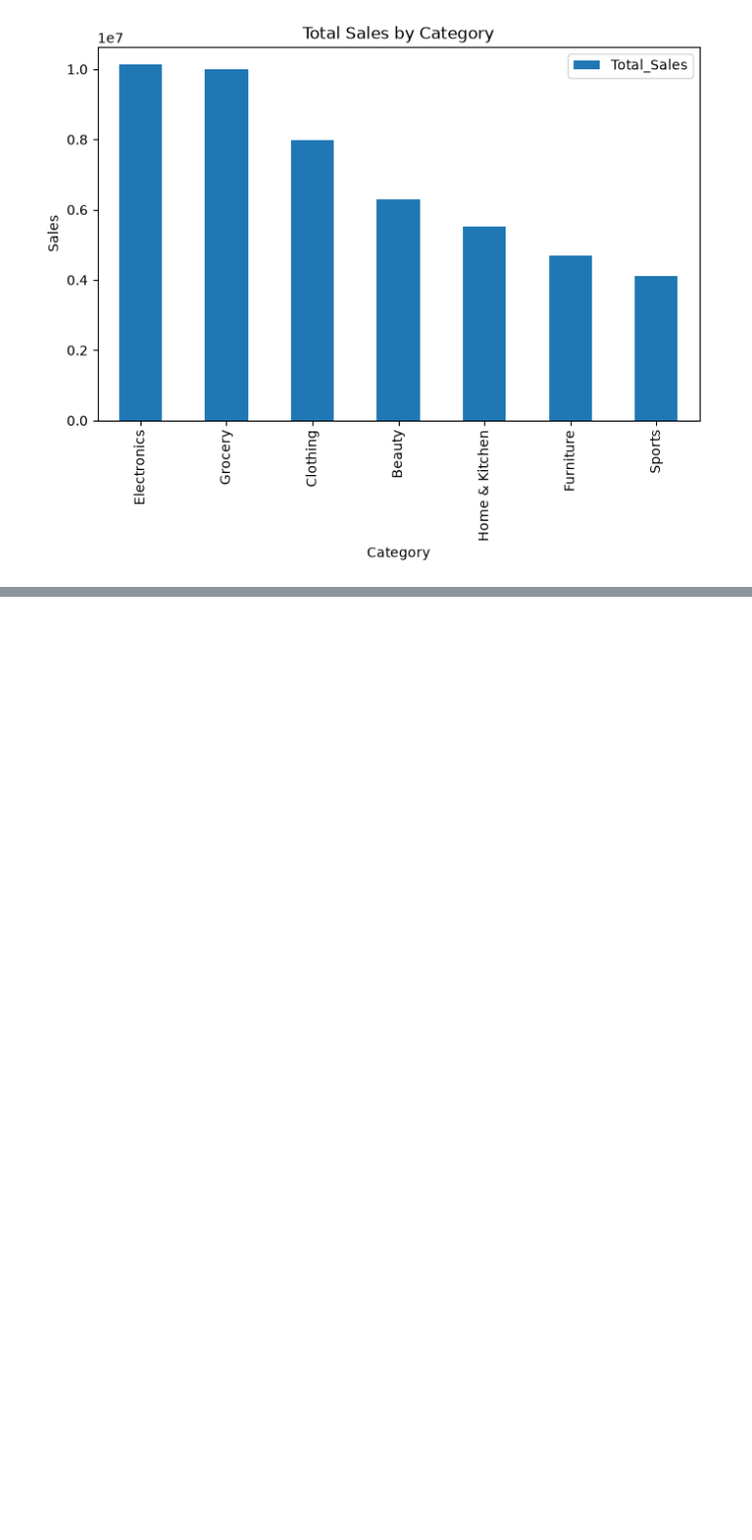
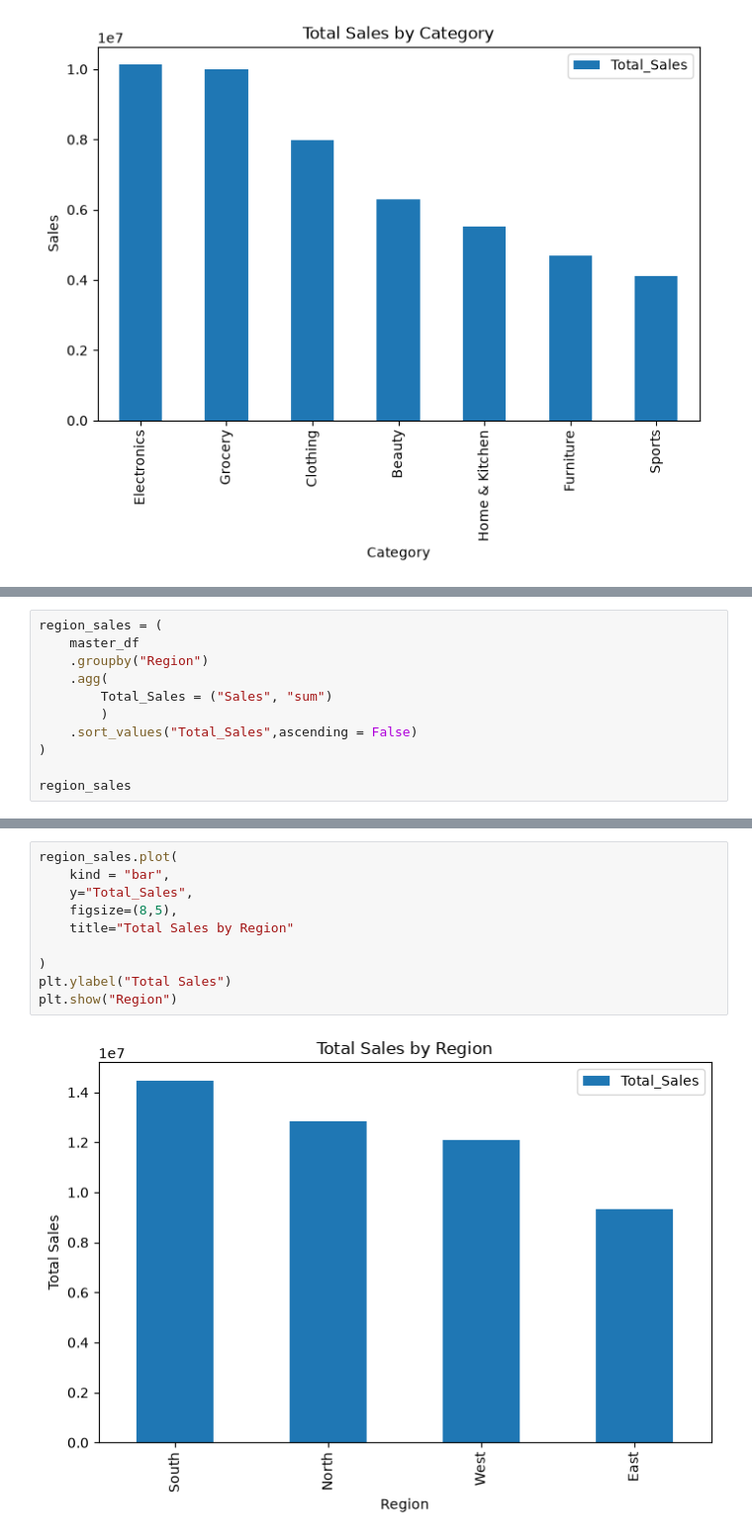
Before and after one commit to vindhya-akula/Retail-Sales-Intelligence-Dashboard, a Jupyter notebook: Retail_Sales_Analysis.ipynb, the cells around one changed output, grey strips where cells are left out. Shown at 99% size. Cells and saved outputs as stored; diff of their text form; blank space fills up the shorter version.

Commit message:
Complete Sales Analysis module with visualizations and business insights

```diff
--- a/Retail_Sales_Analysis.ipynb
+++ b/Retail_Sales_Analysis.ipynb
@@ -654,0 +648,11 @@ Continue investing in Electronics while improving lower-performing categories.
+# %%
+region_sales = (
+    master_df
+    .groupby("Region")
+    .agg(
+        Total_Sales = ("Sales", "sum")
+        )
+    .sort_values("Total_Sales",ascending = False)
+)
+
+region_sales
@@ -654,0 +666,12 @@ Continue investing in Electronics while improving lower-performing categories.
+# %%
+region_sales.plot(
+    kind = "bar",
+    y="Total_Sales",
+    figsize=(8,5),
+    title="Total Sales by Region"
+
+)
+plt.ylabel("Total Sales")
+plt.show("Region")
+# %% [output]
+[figure, added]
```
Also changed, not shown: parts of 21 cells of this notebook, 1 other file.
